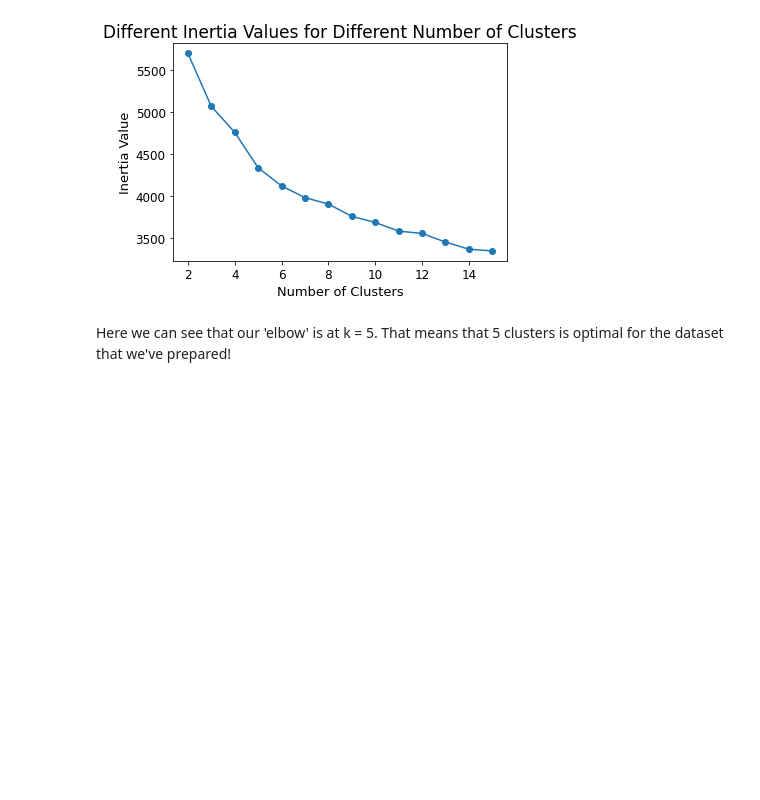
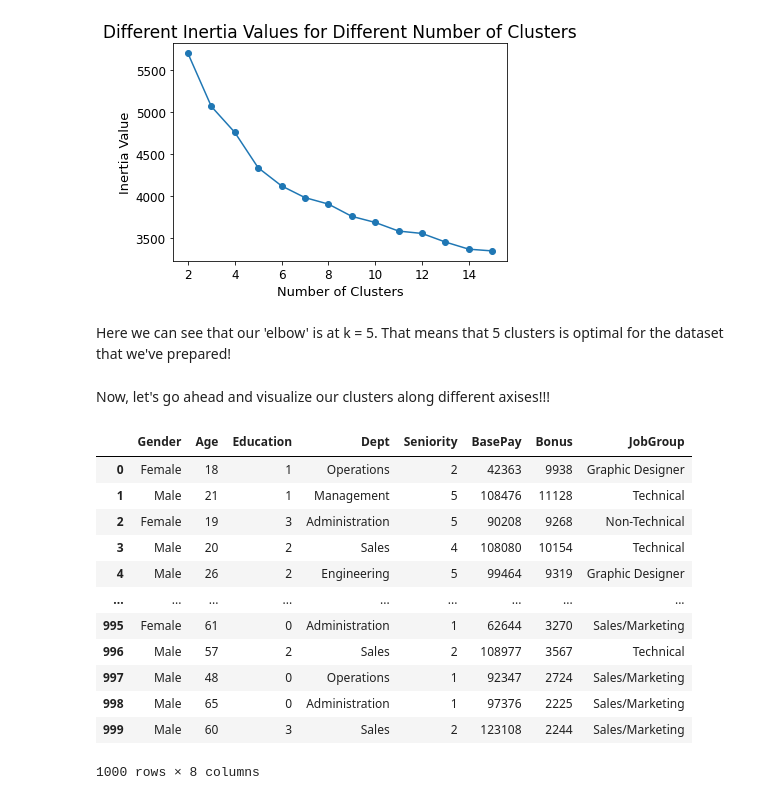
Before and after one commit to parulgo7/GHH22_EmployeeEmpowerment, a Jupyter notebook: GirlsHooCodeHackathonProject.ipynb, the cells around one changed output. Cells and saved outputs as stored; diff of their text form; code cells hidden in the pictures; blank space fills up the shorter version.

```diff
--- a/GirlsHooCodeHackathonProject.ipynb
+++ b/GirlsHooCodeHackathonProject.ipynb
@@ -280,3 +280,21 @@ Text(0.5, 1.0, 'Different Inertia Values for Different Number of Clusters')
 [figure]
 # %% [markdown]
 Here we can see that our 'elbow' is at k = 5. That means that 5 clusters is optimal for the dataset that we've prepared!
+# %% [markdown]
+Now, let's go ahead and visualize our clusters along different axises!!!
+# %%
+gapdata
+# %% [output]
+|  | Gender | Age | Education | Dept | Seniority | BasePay | Bonus | JobGroup |
+| 0 | Female | 18 | 1 | Operations | 2 | 42363 | 9938 | Graphic Designer |
+| 1 | Male | 21 | 1 | Management | 5 | 108476 | 11128 | Technical |
+| 2 | Female | 19 | 3 | Administration | 5 | 90208 | 9268 | Non-Technical |
+| 3 | Male | 20 | 2 | Sales | 4 | 108080 | 10154 | Technical |
+| 4 | Male | 26 | 2 | Engineering | 5 | 99464 | 9319 | Graphic Designer |
+| ... | ... | ... | ... | ... | ... | ... | ... | ... |
+| 995 | Female | 61 | 0 | Administration | 1 | 62644 | 3270 | Sales/Marketing |
+| 996 | Male | 57 | 2 | Sales | 2 | 108977 | 3567 | Technical |
+| 997 | Male | 48 | 0 | Operations | 1 | 92347 | 2724 | Sales/Marketing |
+| 998 | Male | 65 | 0 | Administration | 1 | 97376 | 2225 | Sales/Marketing |
+| 999 | Male | 60 | 3 | Sales | 2 | 123108 | 2244 | Sales/Marketing |
+1000 rows × 8 columns
```
Also changed, not shown: parts of 2 cells of this notebook.
